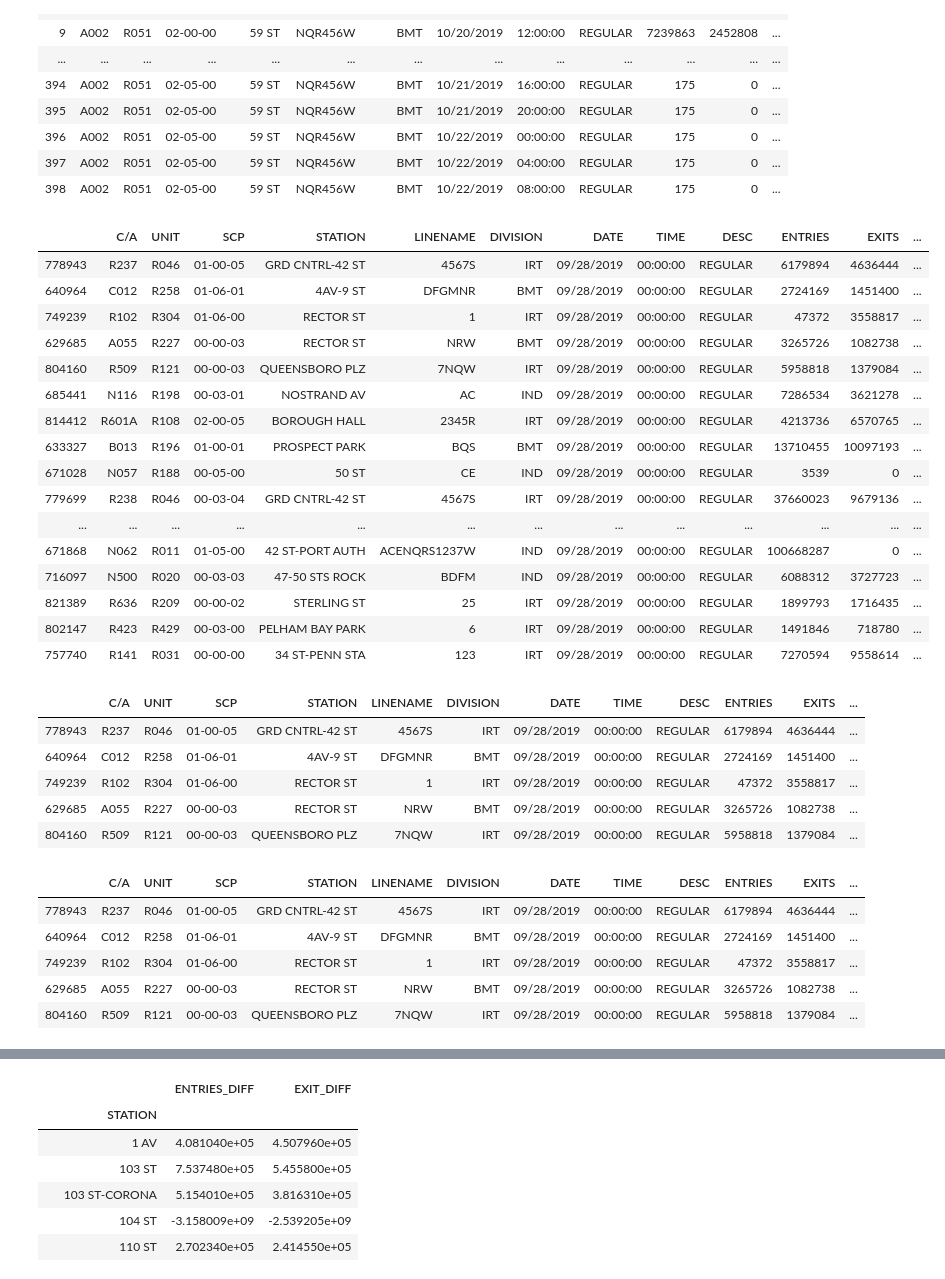
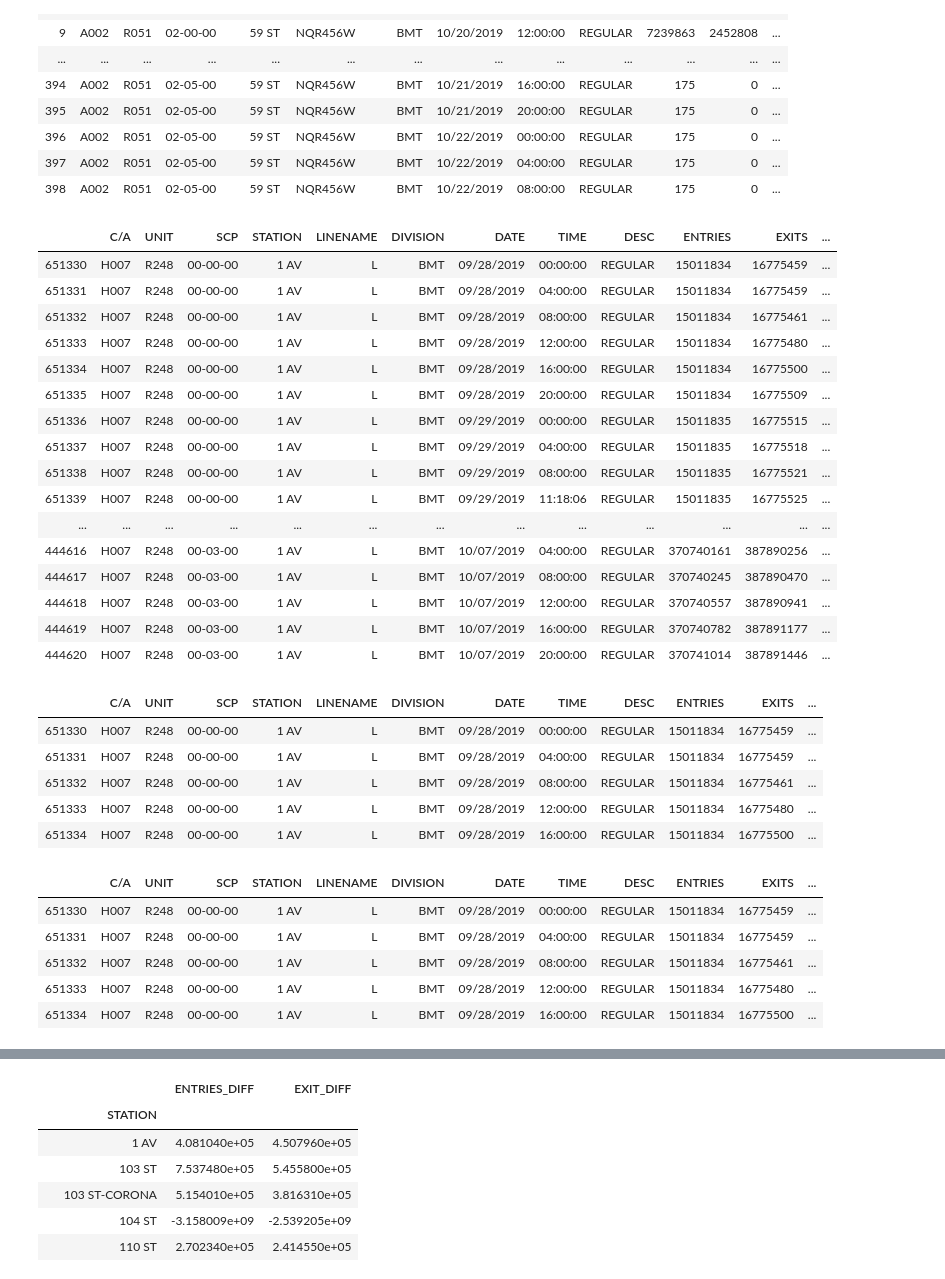
Before and after one commit to ry-werth/metis-project-1-mta-study, a Jupyter notebook: Ryan_Playground/Playground.ipynb, the cells around one changed output, grey strips where cells are left out. Drawn from its saved outputs; the diff is of its cells as text; code cells hidden in the pictures.

```diff
--- a/Ryan_Playground/Playground.ipynb
+++ b/Ryan_Playground/Playground.ipynb
@@ -110,26 +110,26 @@ df[:1000]
 | 398 | A002 | R051 | 02-05-00 | 59 ST | NQR456W | BMT | 10/22/2019 | 08:00:00 | REGULAR | 175 | 0 | ... |
 # %%
 # sort the dataframe by date
-ordered_date_df = df.sort_values(by=["DATE_TIME"])
+ordered_date_df = df.sort_values(by=['STATION', 'SCP','UNIT','C/A', 'DATE_TIME'])
 ordered_date_df[:1000]
 # %% [output]
 |  | C/A | UNIT | SCP | STATION | LINENAME | DIVISION | DATE | TIME | DESC | ENTRIES | EXITS | ... |
-| 778943 | R237 | R046 | 01-00-05 | GRD CNTRL-42 ST | 4567S | IRT | 09/28/2019 | 00:00:00 | REGULAR | 6179894 | 4636444 | ... |
-| 640964 | C012 | R258 | 01-06-01 | 4AV-9 ST | DFGMNR | BMT | 09/28/2019 | 00:00:00 | REGULAR | 2724169 | 1451400 | ... |
-| 749239 | R102 | R304 | 01-06-00 | RECTOR ST | 1 | IRT | 09/28/2019 | 00:00:00 | REGULAR | 47372 | 3558817 | ... |
-| 629685 | A055 | R227 | 00-00-03 | RECTOR ST | NRW | BMT | 09/28/2019 | 00:00:00 | REGULAR | 3265726 | 1082738 | ... |
-| 804160 | R509 | R121 | 00-00-03 | QUEENSBORO PLZ | 7NQW | IRT | 09/28/2019 | 00:00:00 | REGULAR | 5958818 | 1379084 | ... |
-| 685441 | N116 | R198 | 00-03-01 | NOSTRAND AV | AC | IND | 09/28/2019 | 00:00:00 | REGULAR | 7286534 | 3621278 | ... |
-| 814412 | R601A | R108 | 02-00-05 | BOROUGH HALL | 2345R | IRT | 09/28/2019 | 00:00:00 | REGULAR | 4213736 | 6570765 | ... |
-| 633327 | B013 | R196 | 01-00-01 | PROSPECT PARK | BQS | BMT | 09/28/2019 | 00:00:00 | REGULAR | 13710455 | 10097193 | ... |
-| 671028 | N057 | R188 | 00-05-00 | 50 ST | CE | IND | 09/28/2019 | 00:00:00 | REGULAR | 3539 | 0 | ... |
-| 779699 | R238 | R046 | 00-03-04 | GRD CNTRL-42 ST | 4567S | IRT | 09/28/2019 | 00:00:00 | REGULAR | 37660023 | 9679136 | ... |
+| 651330 | H007 | R248 | 00-00-00 | 1 AV | L | BMT | 09/28/2019 | 00:00:00 | REGULAR | 15011834 | 16775459 | ... |
+| 651331 | H007 | R248 | 00-00-00 | 1 AV | L | BMT | 09/28/2019 | 04:00:00 | REGULAR | 15011834 | 16775459 | ... |
+| 651332 | H007 | R248 | 00-00-00 | 1 AV | L | BMT | 09/28/2019 | 08:00:00 | REGULAR | 15011834 | 16775461 | ... |
+| 651333 | H007 | R248 | 00-00-00 | 1 AV | L | BMT | 09/28/2019 | 12:00:00 | REGULAR | 15011834 | 16775480 | ... |
+| 651334 | H007 | R248 | 00-00-00 | 1 AV | L | BMT | 09/28/2019 | 16:00:00 | REGULAR | 15011834 | 16775500 | ... |
+| 651335 | H007 | R248 | 00-00-00 | 1 AV | L | BMT | 09/28/2019 | 20:00:00 | REGULAR | 15011834 | 16775509 | ... |
+| 651336 | H007 | R248 | 00-00-00 | 1 AV | L | BMT | 09/29/2019 | 00:00:00 | REGULAR | 15011835 | 16775515 | ... |
+| 651337 | H007 | R248 | 00-00-00 | 1 AV | L | BMT | 09/29/2019 | 04:00:00 | REGULAR | 15011835 | 16775518 | ... |
+| 651338 | H007 | R248 | 00-00-00 | 1 AV | L | BMT | 09/29/2019 | 08:00:00 | REGULAR | 15011835 | 16775521 | ... |
+| 651339 | H007 | R248 | 00-00-00 | 1 AV | L | BMT | 09/29/2019 | 11:18:06 | REGULAR | 15011835 | 16775525 | ... |
 | ... | ... | ... | ... | ... | ... | ... | ... | ... | ... | ... | ... | ... |
-| 671868 | N062 | R011 | 01-05-00 | 42 ST-PORT AUTH | ACENQRS1237W | IND | 09/28/2019 | 00:00:00 | REGULAR | 100668287 | 0 | ... |
-| 716097 | N500 | R020 | 00-03-03 | 47-50 STS ROCK | BDFM | IND | 09/28/2019 | 00:00:00 | REGULAR | 6088312 | 3727723 | ... |
-| 821389 | R636 | R209 | 00-00-02 | STERLING ST | 25 | IRT | 09/28/2019 | 00:00:00 | REGULAR | 1899793 | 1716435 | ... |
-| 802147 | R423 | R429 | 00-03-00 | PELHAM BAY PARK | 6 | IRT | 09/28/2019 | 00:00:00 | REGULAR | 1491846 | 718780 | ... |
-| 757740 | R141 | R031 | 00-00-00 | 34 ST-PENN STA | 123 | IRT | 09/28/2019 | 00:00:00 | REGULAR | 7270594 | 9558614 | ... |
+| 444616 | H007 | R248 | 00-03-00 | 1 AV | L | BMT | 10/07/2019 | 04:00:00 | REGULAR | 370740161 | 387890256 | ... |
+| 444617 | H007 | R248 | 00-03-00 | 1 AV | L | BMT | 10/07/2019 | 08:00:00 | REGULAR | 370740245 | 387890470 | ... |
+| 444618 | H007 | R248 | 00-03-00 | 1 AV | L | BMT | 10/07/2019 | 12:00:00 | REGULAR | 370740557 | 387890941 | ... |
+| 444619 | H007 | R248 | 00-03-00 | 1 AV | L | BMT | 10/07/2019 | 16:00:00 | REGULAR | 370740782 | 387891177 | ... |
+| 444620 | H007 | R248 | 00-03-00 | 1 AV | L | BMT | 10/07/2019 | 20:00:00 | REGULAR | 370741014 | 387891446 | ... |
 # %%
 """
 group by station, scp, unit, and c/a to get the individual counters
@@ -139,11 +139,11 @@ ordered_date_df['ENTRIES_DIFF']=ordered_date_df.groupby(['STATION', 'SCP','UNIT'
 ordered_date_df.head()
 # %% [output]
 |  | C/A | UNIT | SCP | STATION | LINENAME | DIVISION | DATE | TIME | DESC | ENTRIES | EXITS | ... |
-| 778943 | R237 | R046 | 01-00-05 | GRD CNTRL-42 ST | 4567S | IRT | 09/28/2019 | 00:00:00 | REGULAR | 6179894 | 4636444 | ... |
-| 640964 | C012 | R258 | 01-06-01 | 4AV-9 ST | DFGMNR | BMT | 09/28/2019 | 00:00:00 | REGULAR | 2724169 | 1451400 | ... |
-| 749239 | R102 | R304 | 01-06-00 | RECTOR ST | 1 | IRT | 09/28/2019 | 00:00:00 | REGULAR | 47372 | 3558817 | ... |
-| 629685 | A055 | R227 | 00-00-03 | RECTOR ST | NRW | BMT | 09/28/2019 | 00:00:00 | REGULAR | 3265726 | 1082738 | ... |
-| 804160 | R509 | R121 | 00-00-03 | QUEENSBORO PLZ | 7NQW | IRT | 09/28/2019 | 00:00:00 | REGULAR | 5958818 | 1379084 | ... |
+| 651330 | H007 | R248 | 00-00-00 | 1 AV | L | BMT | 09/28/2019 | 00:00:00 | REGULAR | 15011834 | 16775459 | ... |
+| 651331 | H007 | R248 | 00-00-00 | 1 AV | L | BMT | 09/28/2019 | 04:00:00 | REGULAR | 15011834 | 16775459 | ... |
+| 651332 | H007 | R248 | 00-00-00 | 1 AV | L | BMT | 09/28/2019 | 08:00:00 | REGULAR | 15011834 | 16775461 | ... |
+| 651333 | H007 | R248 | 00-00-00 | 1 AV | L | BMT | 09/28/2019 | 12:00:00 | REGULAR | 15011834 | 16775480 | ... |
+| 651334 | H007 | R248 | 00-00-00 | 1 AV | L | BMT | 09/28/2019 | 16:00:00 | REGULAR | 15011834 | 16775500 | ... |
 # %%
 """
 group by station, scp, unit, and c/a to get the individual counters
@@ -153,11 +153,11 @@ ordered_date_df['EXIT_DIFF']=ordered_date_df.groupby(['STATION', 'SCP', 'UNIT',
 ordered_date_df.head()
 # %% [output]
 |  | C/A | UNIT | SCP | STATION | LINENAME | DIVISION | DATE | TIME | DESC | ENTRIES | EXITS | ... |
-| 778943 | R237 | R046 | 01-00-05 | GRD CNTRL-42 ST | 4567S | IRT | 09/28/2019 | 00:00:00 | REGULAR | 6179894 | 4636444 | ... |
-| 640964 | C012 | R258 | 01-06-01 | 4AV-9 ST | DFGMNR | BMT | 09/28/2019 | 00:00:00 | REGULAR | 2724169 | 1451400 | ... |
-| 749239 | R102 | R304 | 01-06-00 | RECTOR ST | 1 | IRT | 09/28/2019 | 00:00:00 | REGULAR | 47372 | 3558817 | ... |
-| 629685 | A055 | R227 | 00-00-03 | RECTOR ST | NRW | BMT | 09/28/2019 | 00:00:00 | REGULAR | 3265726 | 1082738 | ... |
-| 804160 | R509 | R121 | 00-00-03 | QUEENSBORO PLZ | 7NQW | IRT | 09/28/2019 | 00:00:00 | REGULAR | 5958818 | 1379084 | ... |
+| 651330 | H007 | R248 | 00-00-00 | 1 AV | L | BMT | 09/28/2019 | 00:00:00 | REGULAR | 15011834 | 16775459 | ... |
+| 651331 | H007 | R248 | 00-00-00 | 1 AV | L | BMT | 09/28/2019 | 04:00:00 | REGULAR | 15011834 | 16775459 | ... |
+| 651332 | H007 | R248 | 00-00-00 | 1 AV | L | BMT | 09/28/2019 | 08:00:00 | REGULAR | 15011834 | 16775461 | ... |
+| 651333 | H007 | R248 | 00-00-00 | 1 AV | L | BMT | 09/28/2019 | 12:00:00 | REGULAR | 15011834 | 16775480 | ... |
+| 651334 | H007 | R248 | 00-00-00 | 1 AV | L | BMT | 09/28/2019 | 16:00:00 | REGULAR | 15011834 | 16775500 | ... |
 # %%
 ordered_date_df[:1000]
 # %% [output]
```
Also changed, not shown: parts of 3 cells of this notebook.
